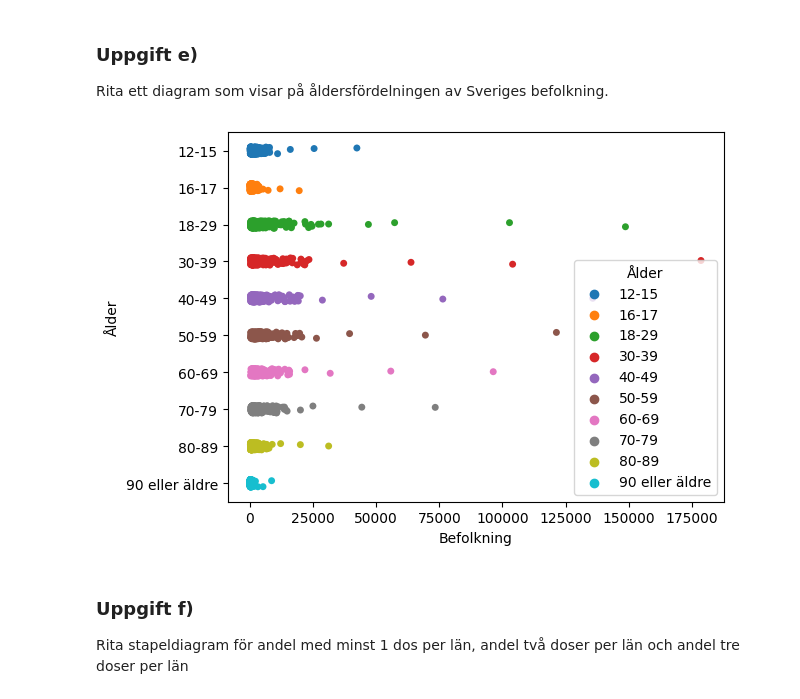
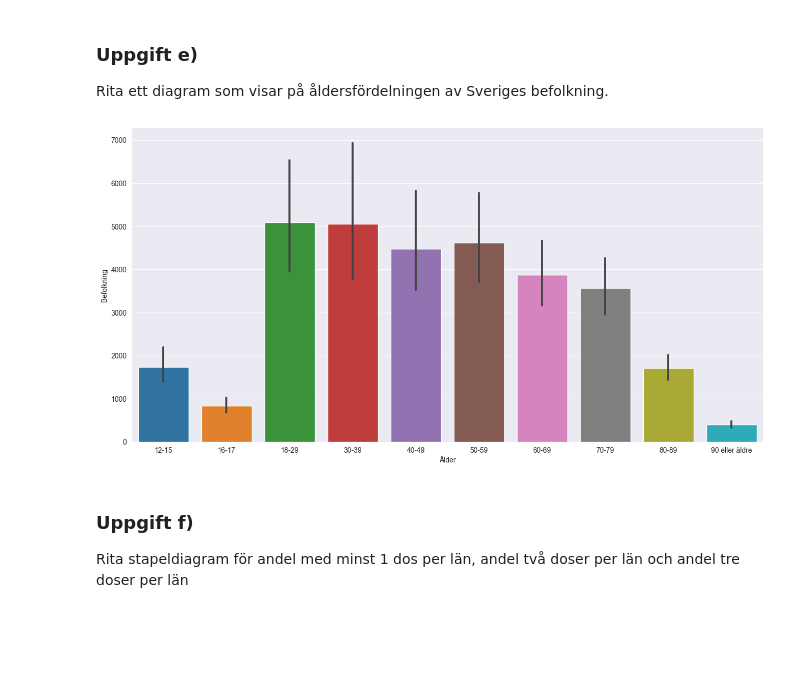
Before and after one commit to helveticae/Databehandling-William-Akilles-Lindstedt, a Jupyter notebook: COVID-19/covid-19.ipynb, the cells around one changed output. Saved outputs shown, nothing was run; the diff lists cells and outputs as text; code cells hidden in the pictures; blank space fills up the shorter version.

Commit message:
change stripplot to barplot, darker grid

```diff
--- a/COVID-19/covid-19.ipynb
+++ b/COVID-19/covid-19.ipynb
@@ -115,4 +115,5 @@ for ax, title, y_label in zip(axes.reshape(-1), titles, y_lables):
     ax.xaxis.set_major_locator(plt.MaxNLocator(8))
     ax.xaxis.set_tick_params(rotation=-15) # draws ticks at bottom of x axis with rotation
     plt.setp(ax.get_xticklabels(), ha="left", rotation_mode="anchor") # anchor left part of label to tick
+    sns.set_style("darkgrid")
 # %% [output]
@@ -183,9 +184,12 @@ fig2e_pie.show()
 # %%
 # Single-axis scatter plot (stripplot) with seaborn
 
-fig2e_strip = sns.stripplot(data=vaccin, x="Befolkning", y="Ålder", hue="Ålder")
+plt.figure(figsize=(16,8))
+sns.set_style("darkgrid")
+fig2e_strip = sns.barplot(data=vaccin, x="Ålder", y="Befolkning")
+sns.despine(top=True, right=True, left=True, bottom=False)
 # %% [output]
-[figure, old version]
+[figure, new version]
 # %% [markdown]
 
  ### Uppgift f)
```
Also changed, not shown: parts of 3 cells of this notebook.
